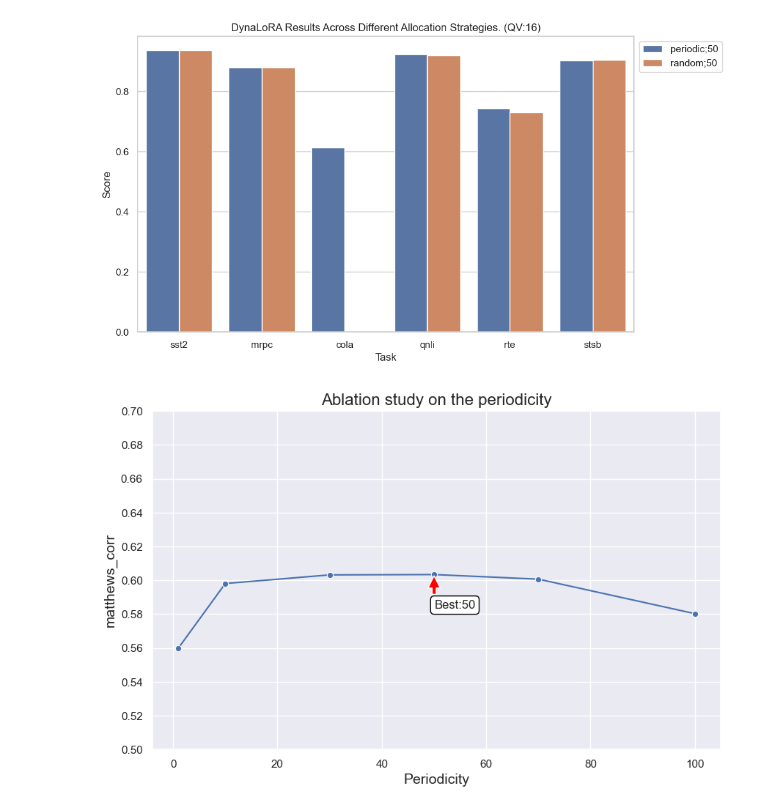
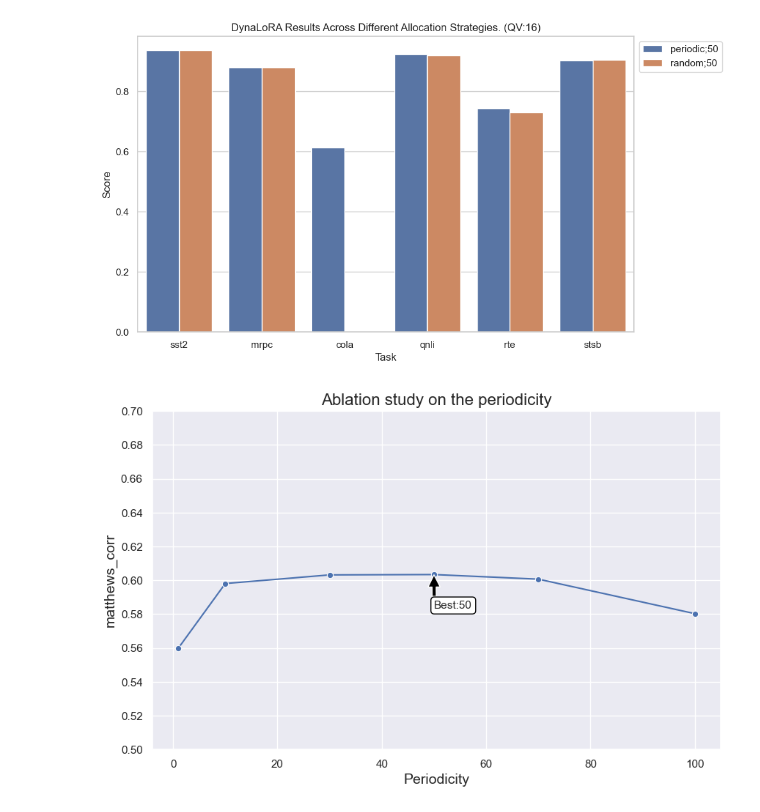
Before and after one commit to JesseBrouw/FoMo-LoRA, a Jupyter notebook: notebooks/tables.ipynb, the cells around one changed output. Drawn from its saved outputs; the diff is of its cells as text; code cells hidden in the pictures.

Commit message:
small alteration to plot

```diff
--- a/notebooks/tables.ipynb
+++ b/notebooks/tables.ipynb
@@ -248,33 +248,33 @@ def plot_ablation(hyperparam_values:list, scores:list, x_label:str, y_label:str,
     max_index = df['score'].idxmax()
     max_hyperparameter = df['hparam'][max_index]
 
     sns.set(style='darkgrid')
     plt.figure(figsize=(10, 6))
     plot = sns.lineplot(data=df, x='hparam', y='score', marker='o')
     plot.set_title(title, fontsize=16)
     plot.set_xlabel(x_label, fontsize=14)
     plot.set_ylabel(y_label, fontsize=14)
     # plot.set_xticks(df['Periodicity'])
     plot.set_yticks(np.linspace(range_score[0], range_score[1], 11))
     plot.grid(True)
 
     plot.annotate(f'Best:{max_hyperparameter}',
                 xy=(max_hyperparameter, max_value),
                 xytext=(max_hyperparameter + 0.05, max_value - 0.02),
-                arrowprops=dict(facecolor='red', shrink=0.05),
-                fontsize=12,
+                arrowprops=dict(facecolor='black', shrink=0.01),
+                fontsize=11,
                 bbox=dict(boxstyle="round,pad=0.3", edgecolor="black", facecolor="white"))
 
     # Show the plot
     plt.show()
 
 plot_ablation(
     periodicity_results.keys(),
     periodicity_results.values(),
     'Periodicity',
     'matthews_corr',
     'Ablation study on the periodicity',
     range_score=(0.5, 0.7)
 )
 # %% [output]
-[figure, old version]
+[figure, new version]
```
